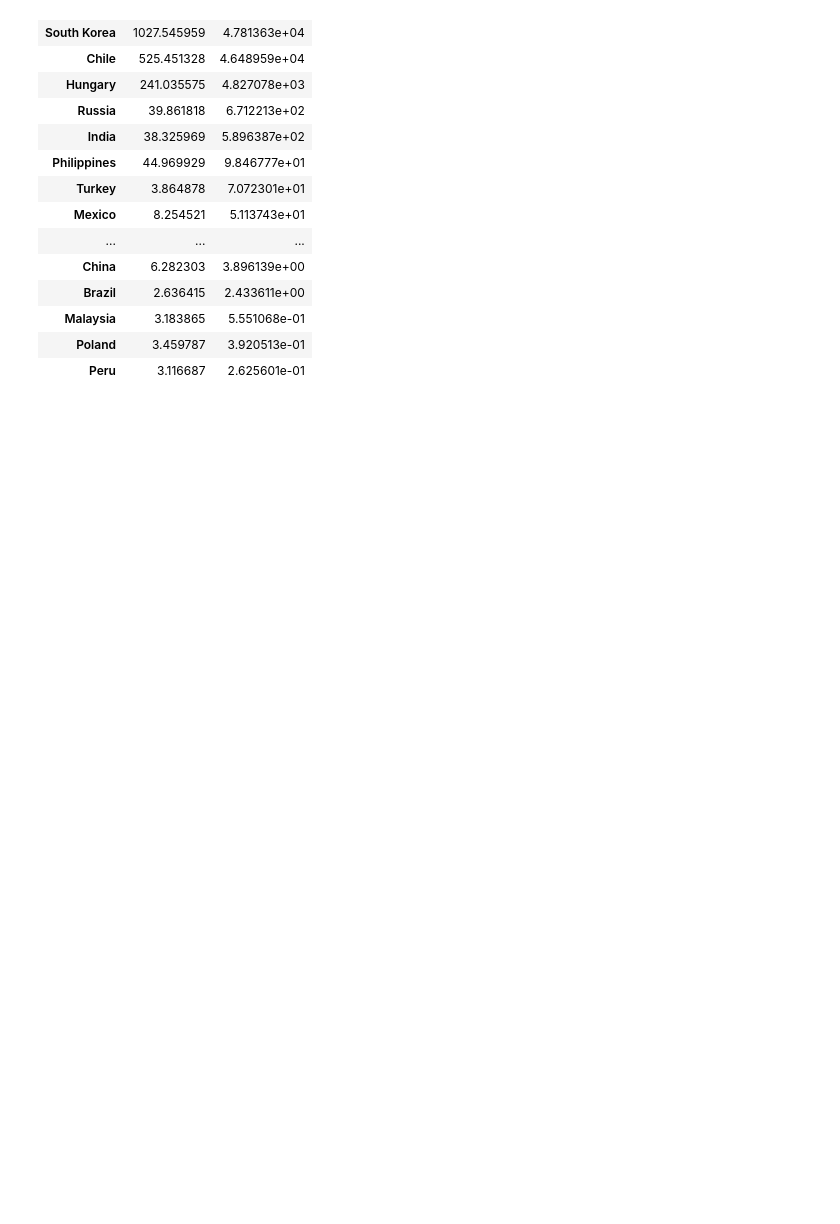
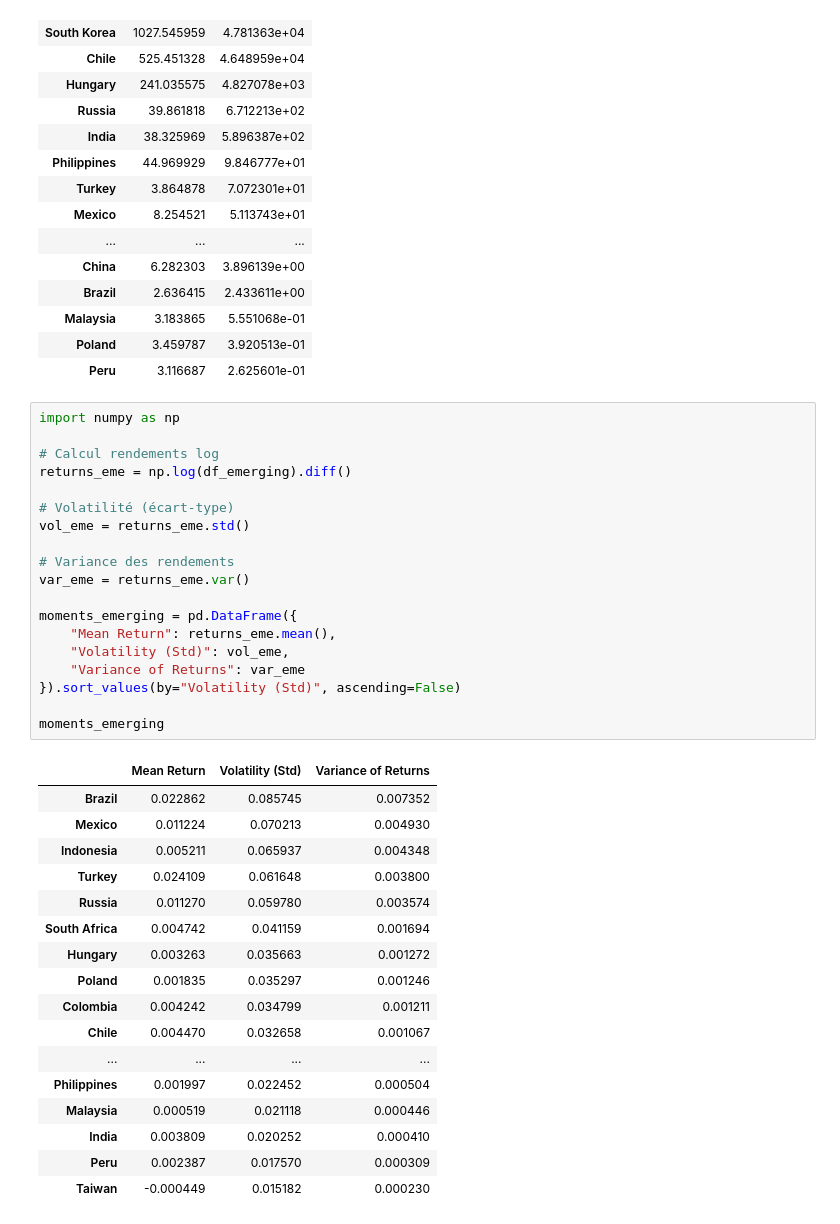
Before and after one commit to Edouard386/Statapp-FX, a Jupyter notebook: data.ipynb, the cells around one changed output. Saved outputs shown, nothing was run; the diff lists cells and outputs as text; blank space fills up the shorter version.

```diff
--- a/data.ipynb
+++ b/data.ipynb
@@ -460,3 +491,40 @@ moments_emerging
 | Malaysia | 3.183865 | 5.551068e-01 |
 | Poland | 3.459787 | 3.920513e-01 |
 | Peru | 3.116687 | 2.625601e-01 |
+# %%
+import numpy as np
+
+# Calcul rendements log
+returns_eme = np.log(df_emerging).diff()
+
+# Volatilité (écart-type)
+vol_eme = returns_eme.std()
+
+# Variance des rendements
+var_eme = returns_eme.var()
+
+moments_emerging = pd.DataFrame({
+    "Mean Return": returns_eme.mean(),
+    "Volatility (Std)": vol_eme,
+    "Variance of Returns": var_eme
+}).sort_values(by="Volatility (Std)", ascending=False)
+
+moments_emerging
+# %% [output]
+|  | Mean Return | Volatility (Std) | Variance of Returns |
+| Brazil | 0.022862 | 0.085745 | 0.007352 |
+| Mexico | 0.011224 | 0.070213 | 0.004930 |
+| Indonesia | 0.005211 | 0.065937 | 0.004348 |
+| Turkey | 0.024109 | 0.061648 | 0.003800 |
+| Russia | 0.011270 | 0.059780 | 0.003574 |
+| South Africa | 0.004742 | 0.041159 | 0.001694 |
+| Hungary | 0.003263 | 0.035663 | 0.001272 |
+| Poland | 0.001835 | 0.035297 | 0.001246 |
+| Colombia | 0.004242 | 0.034799 | 0.001211 |
+| Chile | 0.004470 | 0.032658 | 0.001067 |
+| ... | ... | ... | ... |
+| Philippines | 0.001997 | 0.022452 | 0.000504 |
+| Malaysia | 0.000519 | 0.021118 | 0.000446 |
+| India | 0.003809 | 0.020252 | 0.000410 |
+| Peru | 0.002387 | 0.017570 | 0.000309 |
+| Taiwan | -0.000449 | 0.015182 | 0.000230 |
```
Also changed, not shown: parts of 1 cell of this notebook.
